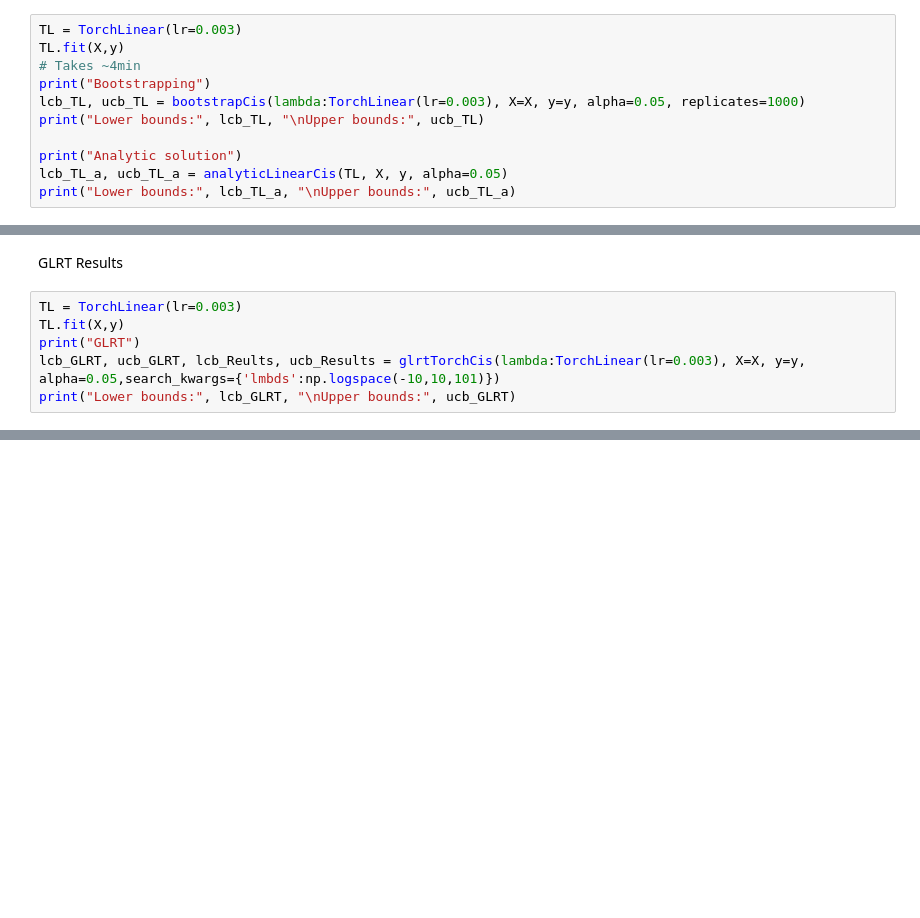
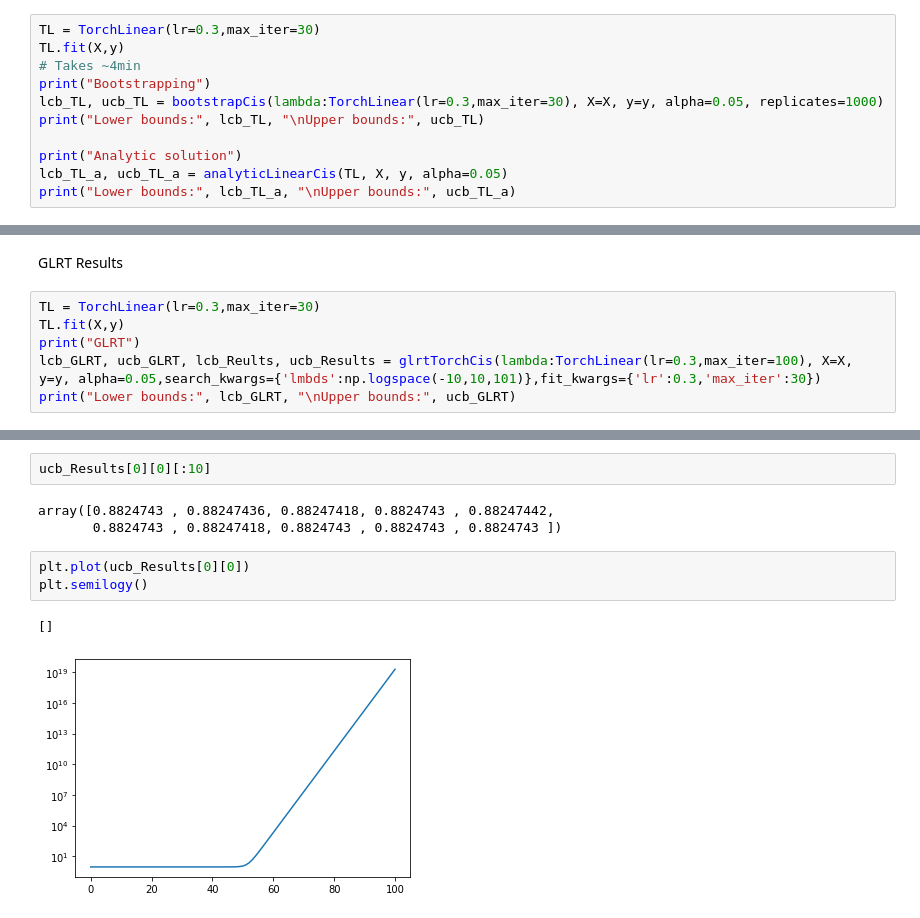
Before and after one commit to gabeerion/explanation-uncertainty, a Jupyter notebook: glrtCIs.ipynb, the cells around one changed output, grey strips where cells are left out. Cells and saved outputs as stored; diff of their text form; blank space fills up the shorter version.

Commit message:
Finish first draft of torch GLRT

```diff
--- a/glrtCIs.ipynb
+++ b/glrtCIs.ipynb
@@ -46,11 +49,11 @@ Upper bounds: [1.14192561 1.18347918]
 # Torch model
 Bootstrap and analytic results
 # %%
-TL = TorchLinear(lr=0.003)
+TL = TorchLinear(lr=0.3,max_iter=30)
 TL.fit(X,y)
 # Takes ~4min
 print("Bootstrapping")
-lcb_TL, ucb_TL = bootstrapCis(lambda:TorchLinear(lr=0.003), X=X, y=y, alpha=0.05, replicates=1000)
+lcb_TL, ucb_TL = bootstrapCis(lambda:TorchLinear(lr=0.3,max_iter=30), X=X, y=y, alpha=0.05, replicates=1000)
 print("Lower bounds:", lcb_TL, "\nUpper bounds:", ucb_TL)
 
 print("Analytic solution")
@@ -66,10 +69,10 @@ Upper bounds: [1.08140473 1.18232514]
 # %% [markdown]
 GLRT Results
 # %%
-TL = TorchLinear(lr=0.003)
+TL = TorchLinear(lr=0.3,max_iter=30)
 TL.fit(X,y)
 print("GLRT")
-lcb_GLRT, ucb_GLRT, lcb_Reults, ucb_Results = glrtTorchCis(lambda:TorchLinear(lr=0.003), X=X, y=y, alpha=0.05,search_kwargs={'lmbds':np.logspace(-10,10,101)})
+lcb_GLRT, ucb_GLRT, lcb_Reults, ucb_Results = glrtTorchCis(lambda:TorchLinear(lr=0.3,max_iter=100), X=X, y=y, alpha=0.05,search_kwargs={'lmbds':np.logspace(-10,10,101)},fit_kwargs={'lr':0.3,'max_iter':30})
 print("Lower bounds:", lcb_GLRT, "\nUpper bounds:", ucb_GLRT)
 # %% [output]
 GLRT
@@ -95,0 +81,11 @@ ipdb>  c
+# %%
+ucb_Results[0][0][:10]
+# %% [output]
+array([0.8824743 , 0.88247436, 0.88247418, 0.8824743 , 0.88247442,
+       0.8824743 , 0.88247418, 0.8824743 , 0.8824743 , 0.8824743 ])
+# %%
+plt.plot(ucb_Results[0][0])
+plt.semilogy()
+# %% [output]
+[]
+[figure, added]
```
Also changed, not shown: parts of 11 cells of this notebook, 1 other file.
